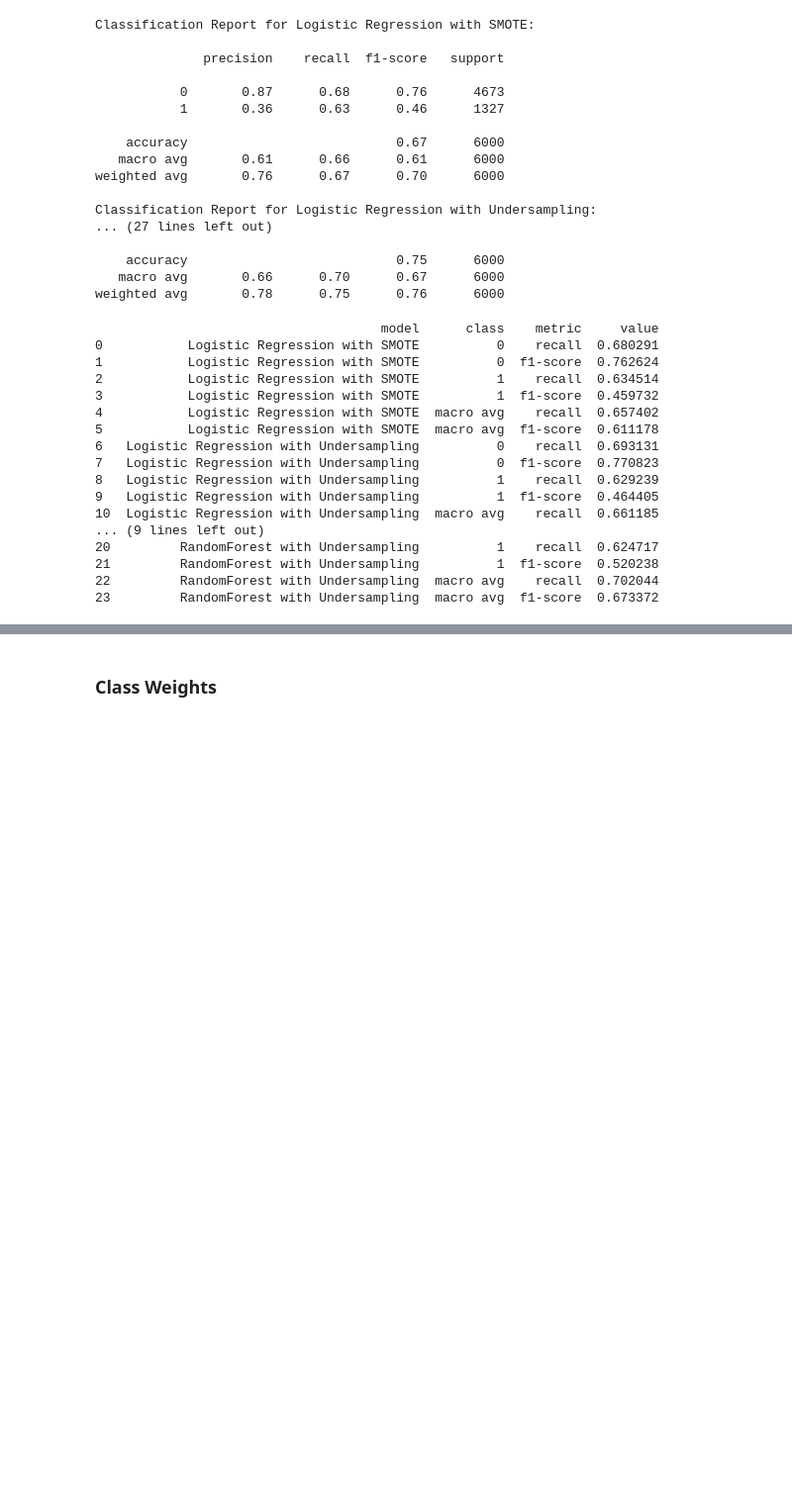
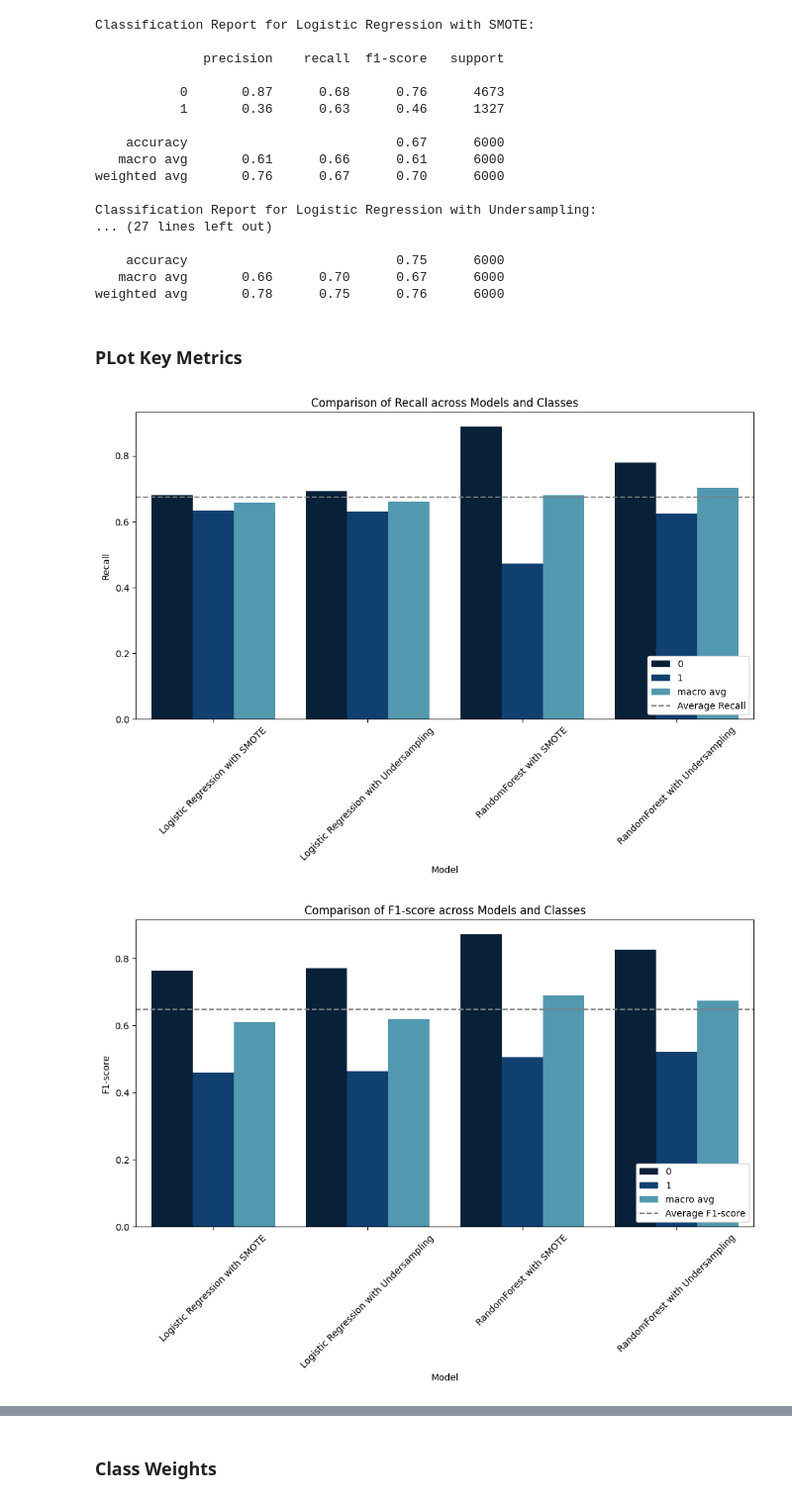
Before and after one commit to micah-shull/Machine_Learning_Pipelines, a Jupyter notebook: pipelines_09_class_imbalance.ipynb, the cells around one changed output, grey strips where cells are left out. Shown at 99% size. Saved outputs shown, nothing was run; the diff lists cells and outputs as text; code cells hidden in the pictures; blank space fills up the shorter version.

Commit message:
Create functions to combine and plot resampling metrics. Add functions to script, make comments, and run to debug errors

```diff
--- a/pipelines_09_class_imbalance.ipynb
+++ b/pipelines_09_class_imbalance.ipynb
@@ -307,25 +126,11 @@ Classification Report for Logistic Regression with Undersampling:
     accuracy                           0.75      6000
    macro avg       0.66      0.70      0.67      6000
 weighted avg       0.78      0.75      0.76      6000
+# %% [markdown]
+### PLot Key Metrics
 # %%
-# Extract and display the key metrics
-key_metrics_df = extract_key_metrics(all_reports, desired_metrics, desired_classes)
-print(key_metrics_df)
+# Assuming `key_metrics_df` is the DataFrame with the extracted key metrics
+plot_key_metrics(key_metrics_df, desired_metrics, desired_classes)
 # %% [output]
-                                     model      class    metric     value
-0           Logistic Regression with SMOTE          0    recall  0.680291
-1           Logistic Regression with SMOTE          0  f1-score  0.762624
-2           Logistic Regression with SMOTE          1    recall  0.634514
-3           Logistic Regression with SMOTE          1  f1-score  0.459732
-4           Logistic Regression with SMOTE  macro avg    recall  0.657402
-5           Logistic Regression with SMOTE  macro avg  f1-score  0.611178
-6   Logistic Regression with Undersampling          0    recall  0.693131
-7   Logistic Regression with Undersampling          0  f1-score  0.770823
-8   Logistic Regression with Undersampling          1    recall  0.629239
-9   Logistic Regression with Undersampling          1  f1-score  0.464405
-10  Logistic Regression with Undersampling  macro avg    recall  0.661185
-... (9 lines left out)
-20         RandomForest with Undersampling          1    recall  0.624717
-21         RandomForest with Undersampling          1  f1-score  0.520238
-22         RandomForest with Undersampling  macro avg    recall  0.702044
-23         RandomForest with Undersampling  macro avg  f1-score  0.673372
+[figure, added]
+[figure, added]
```
Also changed, not shown: parts of 23 cells of this notebook.
